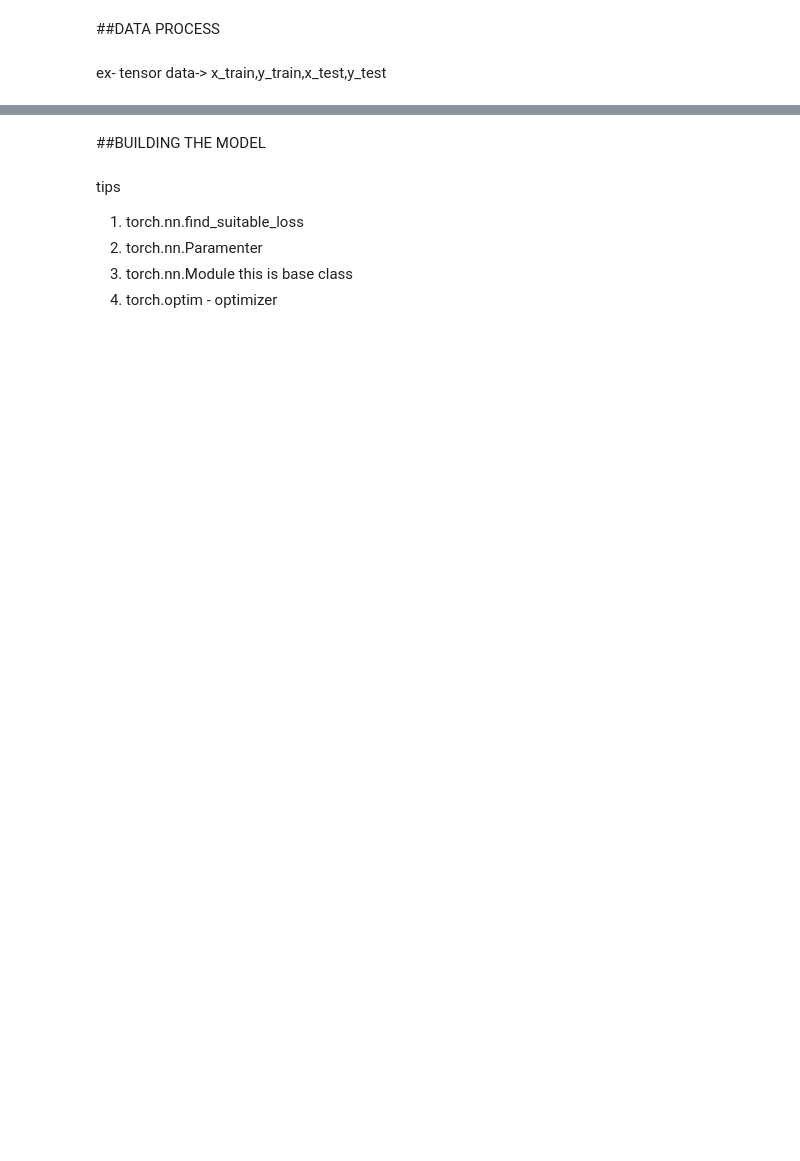
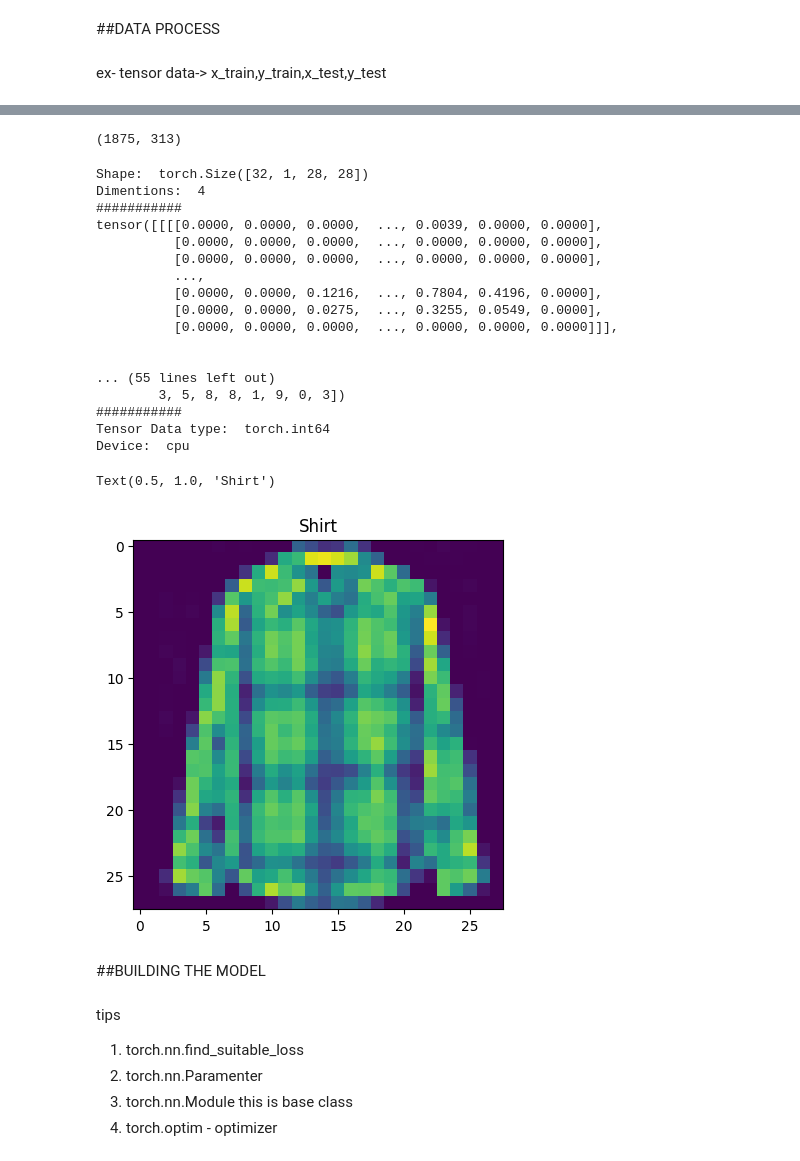
Before and after one commit to AhamedShimak/pytorch, a Jupyter notebook: computer_vision_cnn_code_along.ipynb, the cells around one changed output, grey strips where cells are left out. Saved outputs shown, nothing was run; the diff lists cells and outputs as text; code cells hidden in the pictures; blank space fills up the shorter version.

```diff
--- a/computer_vision_cnn_code_along.ipynb
+++ b/computer_vision_cnn_code_along.ipynb
@@ -154,6 +160,18 @@ ex- tensor data-> x_train,y_train,x_test,y_test
 # %%
 # create data
 
+train=datasets.FashionMNIST(
+    root="Data",
+    train=True,
+    transform=transforms.ToTensor(),
+    download=True
+)
+test=datasets.FashionMNIST(
+    root="Data_test",
+    train=False,
+    transform=transforms.ToTensor(),
+    download=True
+)
 #weight and bias
 
   #######to prevent mat multiplication error   .unsqueeze(dim=1)
@@ -164,3 +214,58 @@ ex- tensor data-> x_train,y_train,x_test,y_test
+# %%
+# create train/test split
+labels_map = {
+    0: "T-Shirt",
+    1: "Trouser",
+    2: "Pullover",
+    3: "Dress",
+    4: "Coat",
+    5: "Sandal",
+    6: "Shirt",
+    7: "Sneaker",
+    8: "Bag",
+    9: "Ankle Boot",
+}
+for i in range(9):
+  img,label=train[i]
+  plt.figure(figsize=(8,8)).add_subplot(3,3,i+1)
+  plt.imshow(img.squeeze())
+  plt.title(labels_map[label])
+  plt.axis("off")
+# %%
+#data_loader
+torch.manual_seed(23)
+train_dataloader = DataLoader(train, batch_size=32, shuffle=True)
+test_dataloader = DataLoader(test, batch_size=32, shuffle=False)
+
+len(train_dataloader),len(test_dataloader)
+# %% [output]
+(1875, 313)
+# %%
+x_train_b_sample,y_train_b_sample=next(iter(train_dataloader))
+details(x_train_b_sample),details(y_train_b_sample)
+
+plt.imshow(x_train_b_sample[0].squeeze())
+plt.title(labels_map[y_train_b_sample[0].item()])
+# %% [output]
+Shape:  torch.Size([32, 1, 28, 28])
+Dimentions:  4
+###########
+tensor([[[[0.0000, 0.0000, 0.0000,  ..., 0.0039, 0.0000, 0.0000],
+          [0.0000, 0.0000, 0.0000,  ..., 0.0000, 0.0000, 0.0000],
+          [0.0000, 0.0000, 0.0000,  ..., 0.0000, 0.0000, 0.0000],
+          ...,
+          [0.0000, 0.0000, 0.1216,  ..., 0.7804, 0.4196, 0.0000],
+          [0.0000, 0.0000, 0.0275,  ..., 0.3255, 0.0549, 0.0000],
+          [0.0000, 0.0000, 0.0000,  ..., 0.0000, 0.0000, 0.0000]]],
+
+
+... (55 lines left out)
+        3, 5, 8, 8, 1, 9, 0, 3])
+###########
+Tensor Data type:  torch.int64
+Device:  cpu
+Text(0.5, 1.0, 'Shirt')
+[figure, added]
 # %% [markdown]
 ##BUILDING THE MODEL
 # %% [markdown]
```
Also changed, not shown: parts of 12 cells of this notebook.
